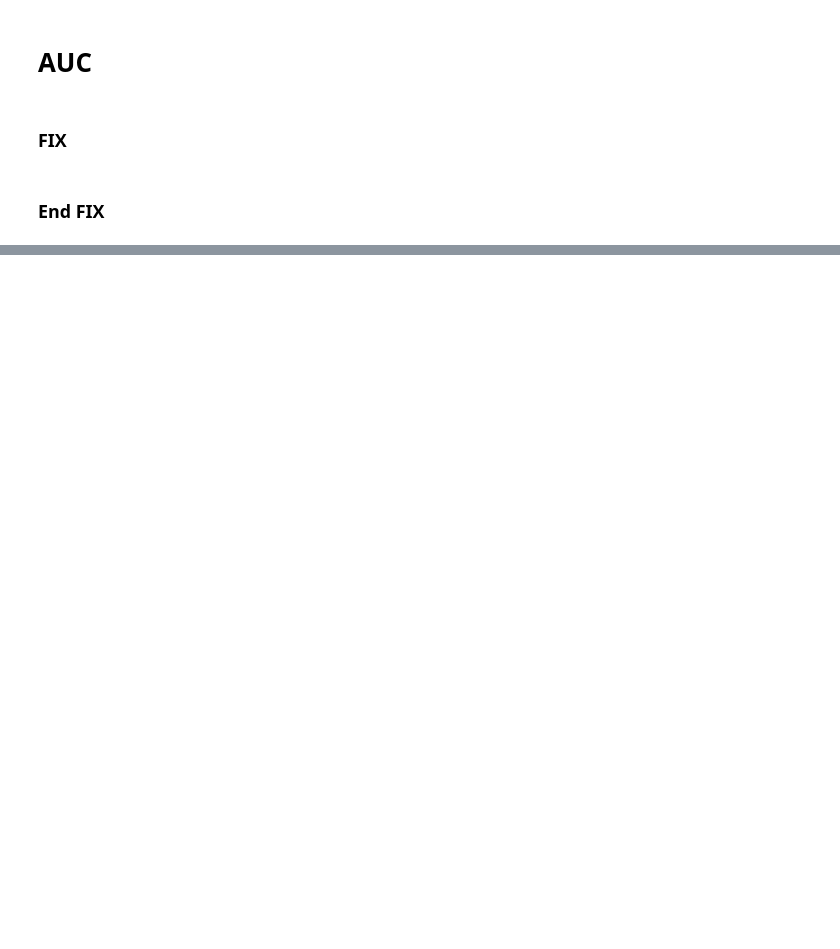
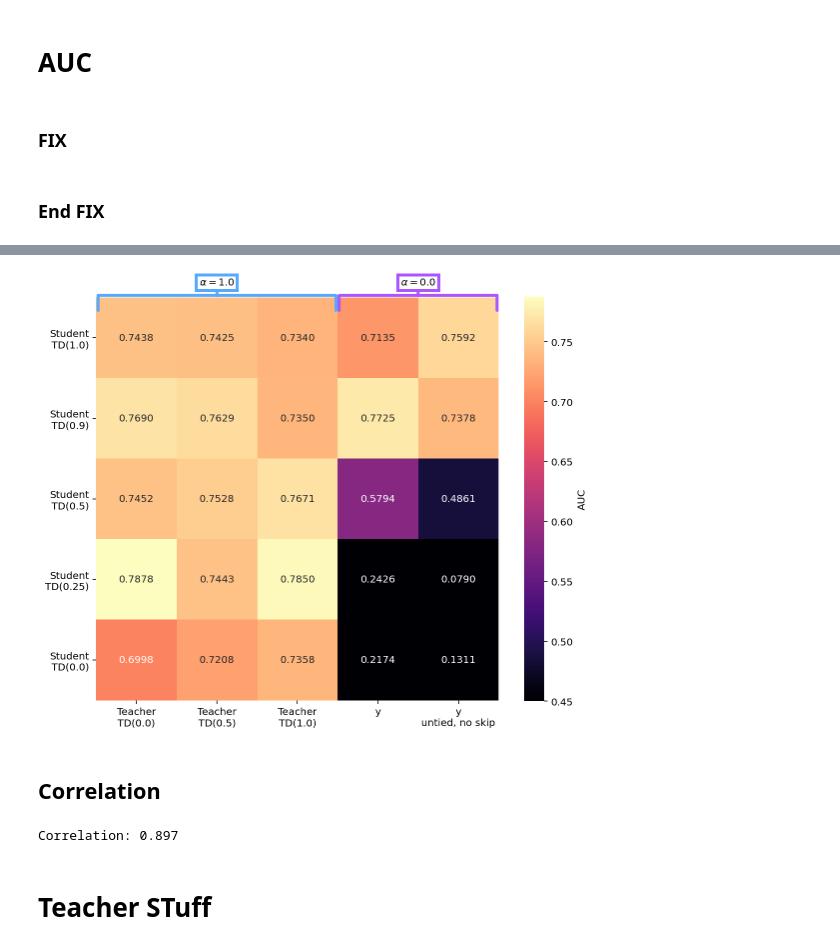
Before and after one commit to michael-iuzzolino/CascadedPoseEstimation, a Jupyter notebook: Analysis.ipynb, the cells around one changed output, grey strips where cells are left out. Cells and saved outputs as stored; diff of their text form; code cells hidden in the pictures; blank space fills up the shorter version.

```diff
--- a/Analysis.ipynb
+++ b/Analysis.ipynb
@@ -465,10 +489,10 @@ for exp_name, df_i in df.groupby("exp_name"):
   df_dict["exp_name"].append(exp_name)
 
   teacher_td = df_i.teacher_td.iloc[0]
-  if teacher_td != "y":
+  if teacher_td not in ["y", "y2"]:
     teacher_td = float(teacher_td)
   student_td = df_i.student_td.iloc[0]
-  if student_td != "y":
+  if student_td not in ["y", "y2"]:
     student_td = float(student_td)
   df_dict["teacher_td_lambda"].append(teacher_td)
   df_dict["student_td_lambda"].append(student_td)
@@ -506,5 +533,5 @@ g.set_xlabel(r"TD($\lambda$)")
 # %%
-VMIN = 0.6
+VMIN = 0.45
 # VMAX = 60
 CBAR_SHRINK_FACTOR = 0.73
 TRANSPOSE = True
@@ -519,60 +546,60 @@ result = auc_distill_df.pivot(
 
 # Resort rows
 result = result.iloc[::-1]
 result = result.loc[result.index]
 
 # VMAX = result.iloc[1:].values.max()
 
 # Fix xtick and ytick labels
-fix_x_ele = lambda x: f"Teacher\nTD({x})" if x != "y" else x #x >=0 else r"y"
-fix_y_ele = lambda x: f"Student\nTD({x})" if x != "y" else x
 xtick_labels = [fix_x_ele(ele) for ele in result.columns.to_list()]
 ytick_labels = [fix_y_ele(ele) for ele in result.index.to_list()]  # [::-1]
 
 # Mask
 mask = np.zeros_like(result)
 mask[np.where(result==0)] = True
 
 g = sns.heatmap(
     result,
     mask=mask,
     annot=True,
     fmt="0.4f",
     cmap="magma",
     square=True,
-    cbar_kws={"label": "Asymptotic Performance", "shrink": CBAR_SHRINK_FACTOR},
+    cbar_kws={"label": "AUC", "shrink": CBAR_SHRINK_FACTOR},
     vmin=VMIN,
     vmax=VMAX,
 )
 g.set_xticklabels(xtick_labels)
 g.set_yticklabels(ytick_labels)
 g.set(xlabel="", ylabel="")
 plt.yticks(rotation=0)
+annot_y = 1.0
+text_dy = 0.025
+annot_cmap = plt.cm.cool(np.linspace(0, 1, 2+2))[1:-1]
+annot_color = "gray"
+annotate_plot(
+  g=g,
+  annot_text=r"$\alpha=1.0$",
+  annot_x=0.3,
+  annot_y=annot_y,
+  widthB=11.9,
+  annot_color=annot_cmap[0],
+  text_dy=text_dy,
+)
+annotate_plot(
+  g=g,
+  annot_text=r"$\alpha=0.0$",
+  annot_x=0.8,
+  annot_y=annot_y,
+  widthB=7.9,
+  annot_color=annot_cmap[1],
+  text_dy=text_dy,
+)
 plt.tight_layout()
-
-
-# annot_y = 0.833
-# text_dy = 0.025
-# annot_cmap = plt.cm.cool(np.linspace(0, 1, 2+2))[1:-1]
-# annot_color = "gray"
-# annotate_plot(
-#   g=g,
-#   annot_text=r"$\alpha=1.0$",
-#   annot_x=0.415,
-#   annot_y=annot_y,
-#   widthB=16.6,
-#   annot_color=annot_cmap[0],
-#   text_dy=text_dy,
-# )
-# annotate_plot(
-#   g=g,
-#   annot_text=r"$\alpha=0.0$",
-#   annot_x=0.916,
-#   annot_y=annot_y,
-#   widthB=3.2,
-#   annot_color=annot_cmap[1],
-#   text_dy=text_dy,
-# )
-# pdf_save_path = os.path.join(figs_root, "asymptotic_heatmap.pdf")
-# plt.savefig(pdf_save_path, dpi=300)
-# plt.savefig(pdf_save_path.replace(".pdf", ".png"), dpi=300)
+pdf_save_path = os.path.join(figs_root, "recurrent_auc_heatmap.pdf")
+plt.savefig(pdf_save_path, dpi=300)
+plt.savefig(pdf_save_path.replace(".pdf", ".png"), dpi=300)
+# %% [output]
+[figure, added]
+# %% [markdown]
+## Correlation
@@ -578,0 +622,7 @@ plt.tight_layout()
+# %%
+correlation = corr_df["asymp"].corr(corr_df["auc"])
+print(f"Correlation: {correlation:0.3f}")
+# %% [output]
+Correlation: 0.897
+# %% [markdown]
+# Teacher STuff
```
Also changed, not shown: parts of 19 cells of this notebook, 22 other files.
